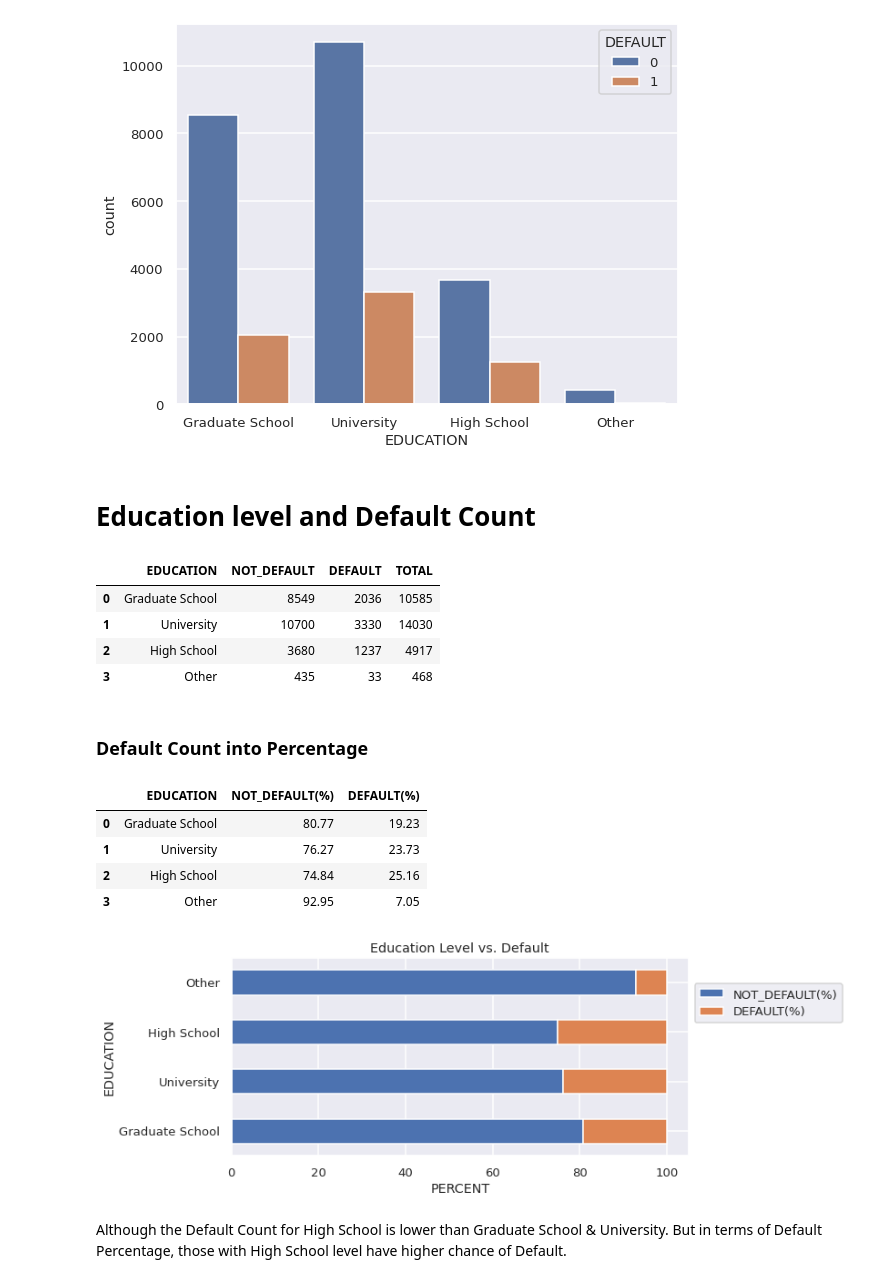
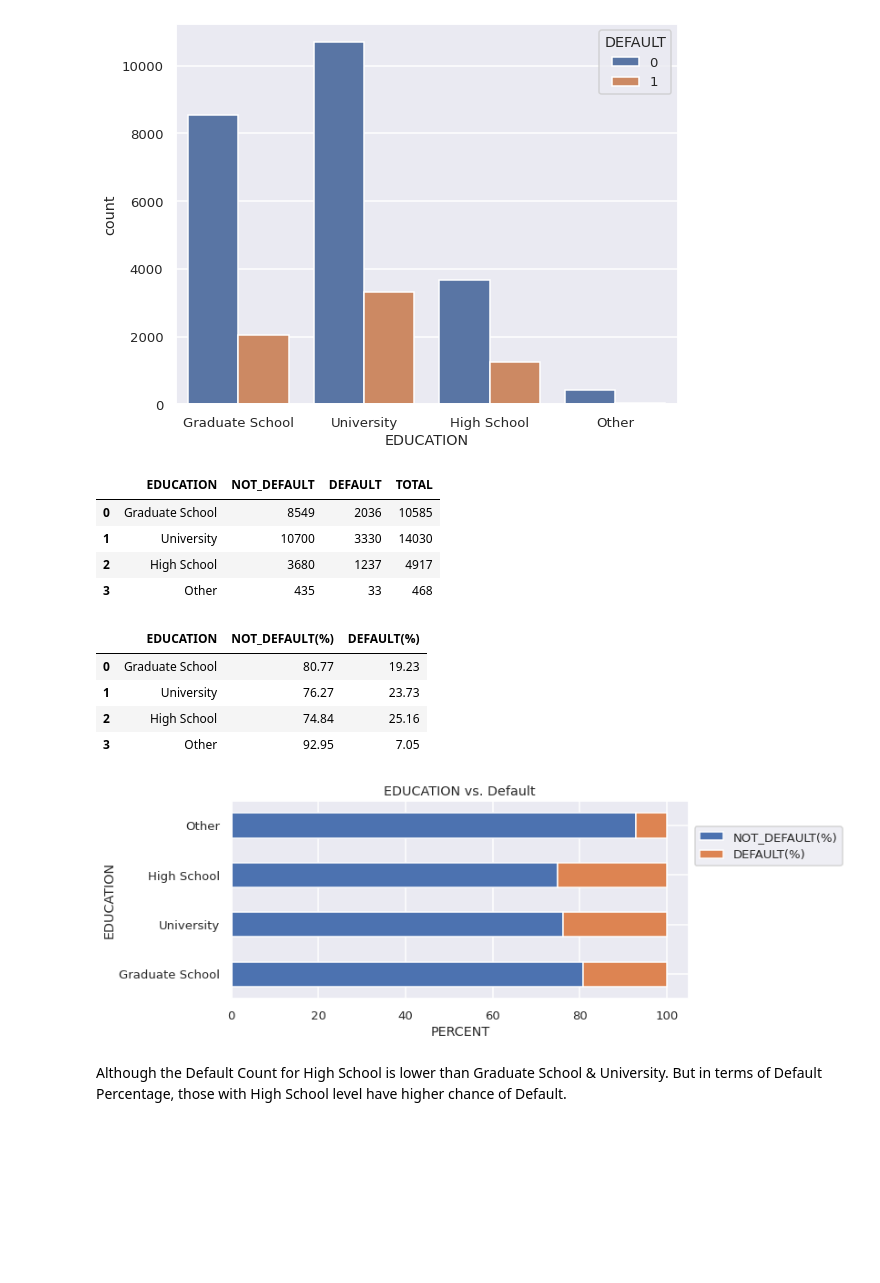
Before and after one commit to pranay2310/Credit-Card-Default-Prediction, a Jupyter notebook: Credit_Card_Default_Prediction_Capstone_Project.ipynb, the cells around one changed output. Saved outputs shown, nothing was run; the diff lists cells and outputs as text; code cells hidden in the pictures; blank space fills up the shorter version.

```diff
--- a/Credit_Card_Default_Prediction_Capstone_Project.ipynb
+++ b/Credit_Card_Default_Prediction_Capstone_Project.ipynb
@@ -271,0 +292,19 @@ sns.boxplot(ax=axes[2,1],x="PAY_AMT6", data=df)
+# %%
+plt.rcParams["figure.figsize"] = [15,8]
+plt.subplot(1, 2, 1) # index 1
+sns.boxplot( data=df.iloc[:,18:24],
+            order=["PAY_AMT6","PAY_AMT5","PAY_AMT4","PAY_AMT3","PAY_AMT2","PAY_AMT1"])
+plt.title("Amount of previous payment")
+plt.xlabel("Amount paid (April to september 2005)")
+plt.ylabel("NT dollar")
+
+
+plt.subplot(1, 2, 2) # index 2
+sns.boxplot( data=df.iloc[:,18:24],
+            showfliers=False,
+            order=["PAY_AMT6","PAY_AMT5","PAY_AMT4","PAY_AMT3","PAY_AMT2","PAY_AMT1"])
+plt.title("Amount of previous payment")
+plt.xlabel("Amount paid (April to september 2005)")
+plt.ylabel("NT dollar")
+
+plt.show()
@@ -294,0 +359,7 @@ EDUCATION [1, 2, 3, 4]
+# %%
+sns.set(rc={'figure.figsize':(9,7)})
+sns.set_context("talk", font_scale=0.8)
+
+gen = sns.countplot(x='SEX', hue='DEFAULT', data=df)
+gen.set_xticklabels(['MALE','FEMALE'])
+plt.show()
@@ -301,8 +389,6 @@ edu.set_xticklabels(['Graduate School','University','High School','Other'])
 plt.show()
 # %% [output]
 [figure]
-# %% [markdown]
-# Education level and Default Count
 # %%
 default0 = df.groupby(df['EDUCATION'][df['DEFAULT'] == 0]).size().reset_index(name='NOT_DEFAULT')
 default1 = df.groupby(df['EDUCATION'][df['DEFAULT'] == 1]).size().reset_index(name='DEFAULT')
@@ -318,8 +404,6 @@ eduTable
 | 1 | University | 10700 | 3330 | 14030 |
 | 2 | High School | 3680 | 1237 | 4917 |
 | 3 | Other | 435 | 33 | 468 |
-# %% [markdown]
-### Default Count into Percentage
 # %%
 eduTable['NOT_DEFAULT'] = round((default0['NOT_DEFAULT']/total['TOTAL'])*100,2)
 eduTable['DEFAULT'] = round((default1['DEFAULT']/total['TOTAL'])*100,2)
@@ -337,13 +421,13 @@ eduPct
 # %%
 sns.set(rc={'figure.figsize':(9,4)})
 sns.set_context("talk", font_scale=0.8)
-
-ax = eduPct.plot(x='EDUCATION', kind='barh', stacked=True, title='Education Level vs. Default')
+#ASD
+ax = eduPct.plot(x='EDUCATION', kind='barh', stacked=True, title='EDUCATION vs. Default')
 ax.set_xlabel('PERCENT')
 ax.get_legend().set_bbox_to_anchor((1, 0.9))
 plt.show()
 # %% [output]
-[figure, old version]
+[figure, new version]
 # %% [markdown]
 Although the Default Count for High School is lower than Graduate School & University. But in terms of Default Percentage, those with High School level have higher chance of Default.
 # %% [markdown]
```
Also changed, not shown: parts of 105 cells of this notebook.
